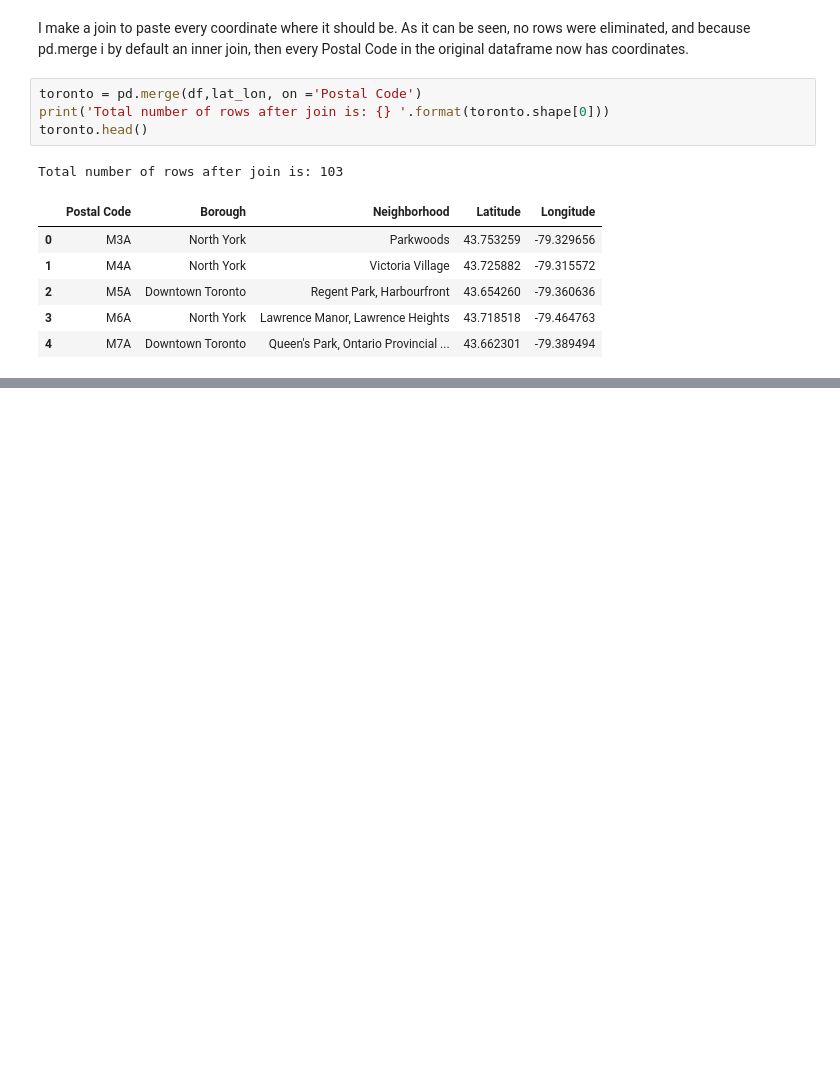
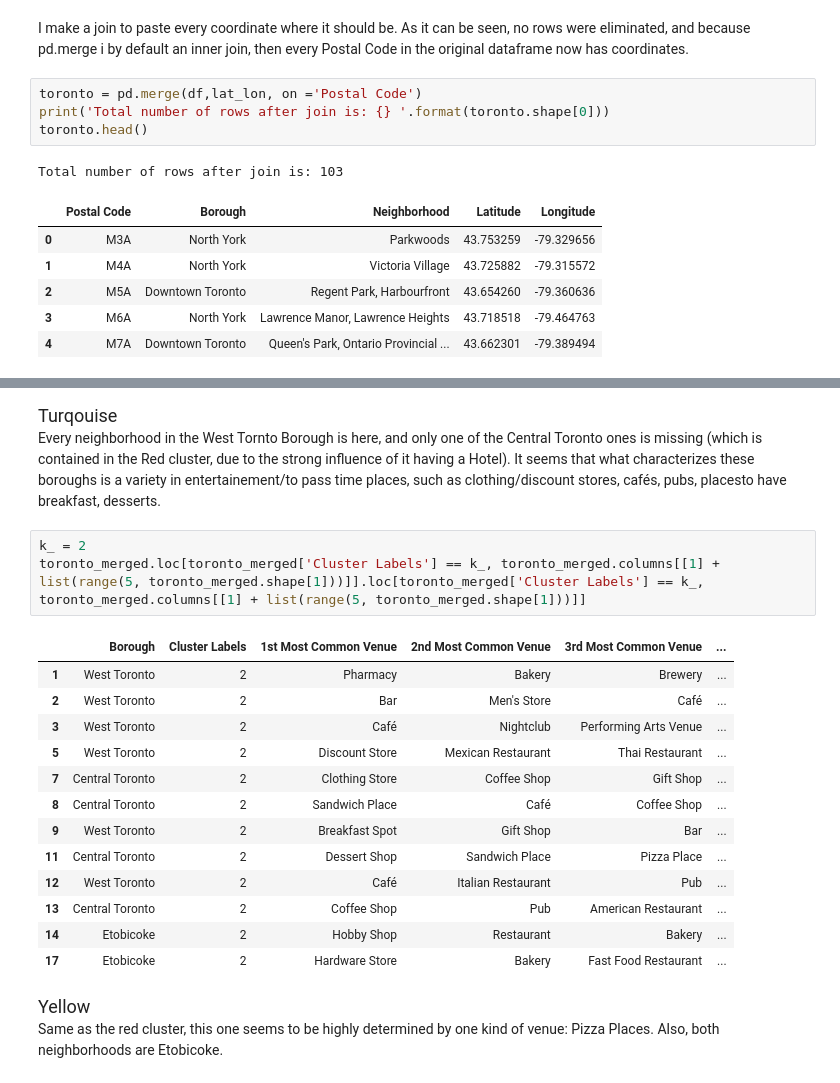
Before and after one commit to mig-calval/Coursera_Capstone, a Jupyter notebook: Capstone_Project.ipynb, the cells around one changed output, grey strips where cells are left out. Cells and saved outputs as stored; diff of their text form; blank space fills up the shorter version.

```diff
--- a/Capstone_Project.ipynb
+++ b/Capstone_Project.ipynb
@@ -185,0 +544,23 @@ toronto.groupby('Borough').count()
+# %% [markdown]
+<font size="4">Turqouise</font><br>
+Every neighborhood in the West Tornto Borough is here, and only one of the Central Toronto ones is missing (which is contained in the Red cluster, due to the strong influence of it having a Hotel). It seems that what characterizes these boroughs is a variety in entertainement/to pass time places, such as clothing/discount stores, cafés, pubs, placesto have breakfast, desserts.
+# %%
+k_ = 2
+toronto_merged.loc[toronto_merged['Cluster Labels'] == k_, toronto_merged.columns[[1] + list(range(5, toronto_merged.shape[1]))]].loc[toronto_merged['Cluster Labels'] == k_, toronto_merged.columns[[1] + list(range(5, toronto_merged.shape[1]))]]
+# %% [output]
+|  | Borough | Cluster Labels | 1st Most Common Venue | 2nd Most Common Venue | 3rd Most Common Venue | ... |
+| 1 | West Toronto | 2 | Pharmacy | Bakery | Brewery | ... |
+| 2 | West Toronto | 2 | Bar | Men's Store | Café | ... |
+| 3 | West Toronto | 2 | Café | Nightclub | Performing Arts Venue | ... |
+| 5 | West Toronto | 2 | Discount Store | Mexican Restaurant | Thai Restaurant | ... |
+| 7 | Central Toronto | 2 | Clothing Store | Coffee Shop | Gift Shop | ... |
+| 8 | Central Toronto | 2 | Sandwich Place | Café | Coffee Shop | ... |
+| 9 | West Toronto | 2 | Breakfast Spot | Gift Shop | Bar | ... |
+| 11 | Central Toronto | 2 | Dessert Shop | Sandwich Place | Pizza Place | ... |
+| 12 | West Toronto | 2 | Café | Italian Restaurant | Pub | ... |
+| 13 | Central Toronto | 2 | Coffee Shop | Pub | American Restaurant | ... |
+| 14 | Etobicoke | 2 | Hobby Shop | Restaurant | Bakery | ... |
+| 17 | Etobicoke | 2 | Hardware Store | Bakery | Fast Food Restaurant | ... |
+# %% [markdown]
+<font size="4">Yellow</font><br>
+Same as the red cluster, this one seems to be highly determined by one kind of venue: Pizza Places. Also, both neighborhoods are Etobicoke.
```
Also changed, not shown: parts of 41 cells of this notebook.
